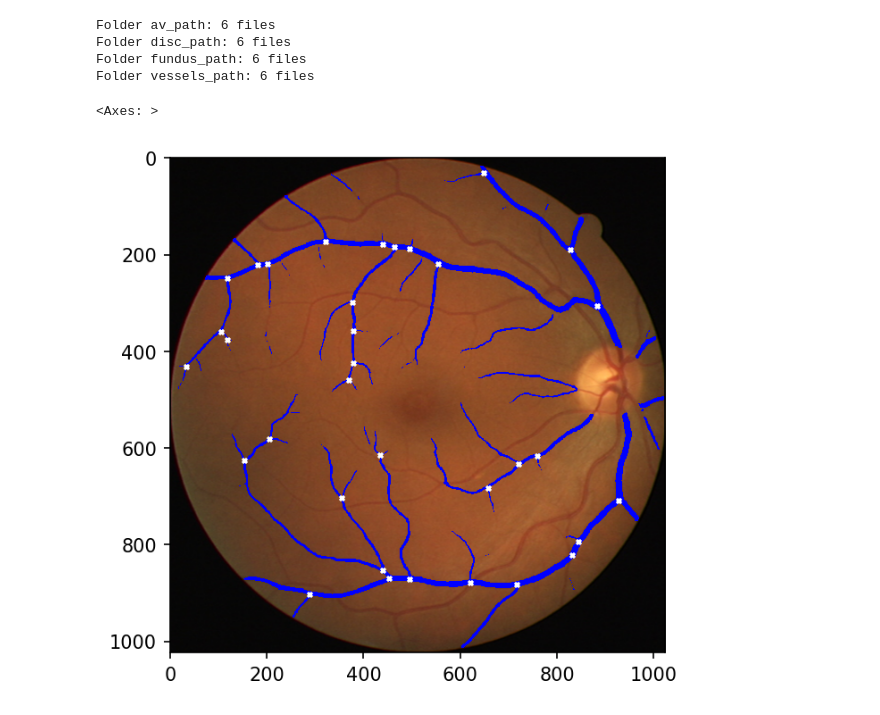
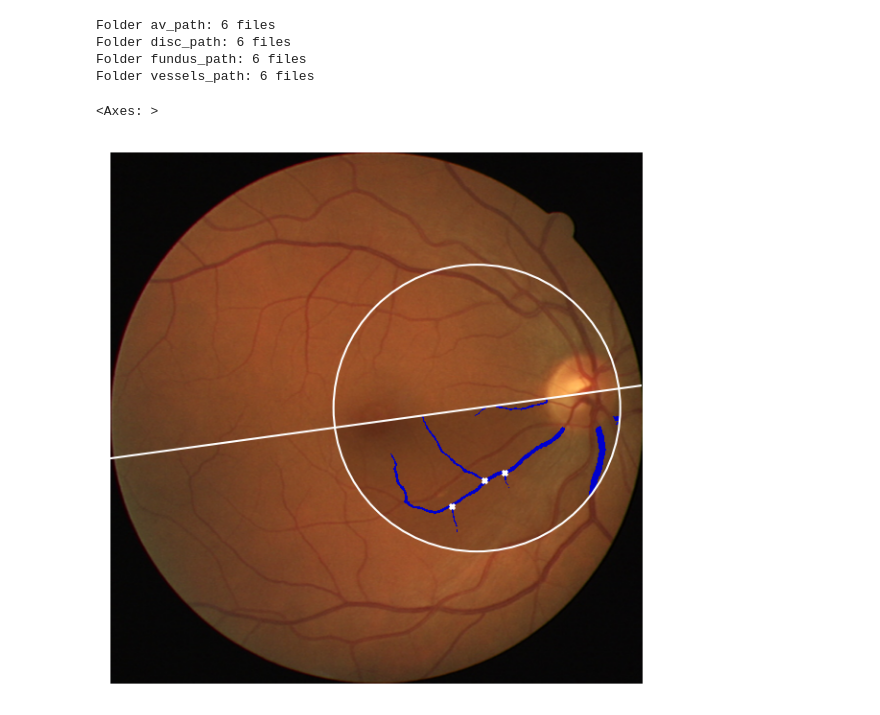
Before and after one commit to Eyened/retinalysis-vascx, a Jupyter notebook: notebooks/features/bifurcations_points.ipynb, the cells around one changed output. Cells and saved outputs as stored; diff of their text form; code cells hidden in the pictures.

```diff
--- a/notebooks/features/bifurcations_points.ipynb
+++ b/notebooks/features/bifurcations_points.ipynb
@@ -16,8 +17,11 @@ r = loader[3]
 # %%
 from matplotlib import pyplot as plt
 # %%
+
+
+
 fig, ax = plt.subplots(dpi=150)
-BifurcationCount().plot(ax, r.veins)
+BifurcationCount(grid_field=CircleField.Superior).plot(ax, r.veins)
 # %% [output]
 <Axes: >
-[figure, old version]
+[figure, new version]
```
Also changed, not shown: parts of 1 cell of this notebook, 24 other files.
